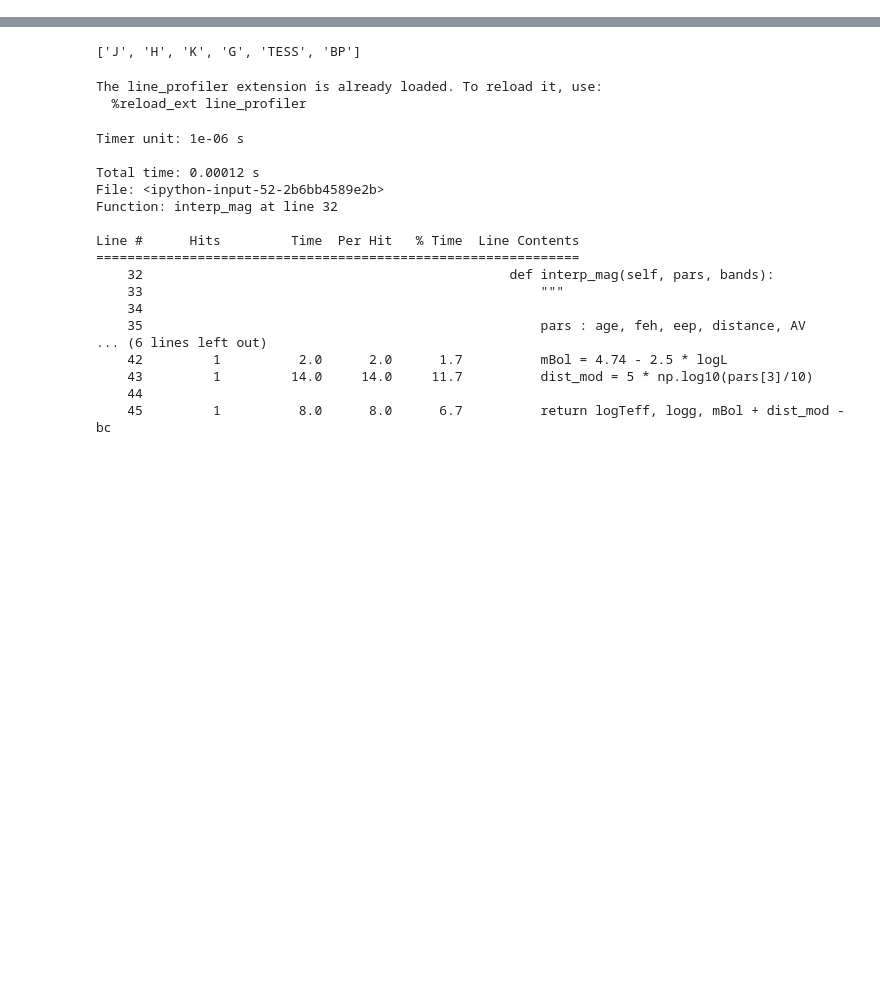
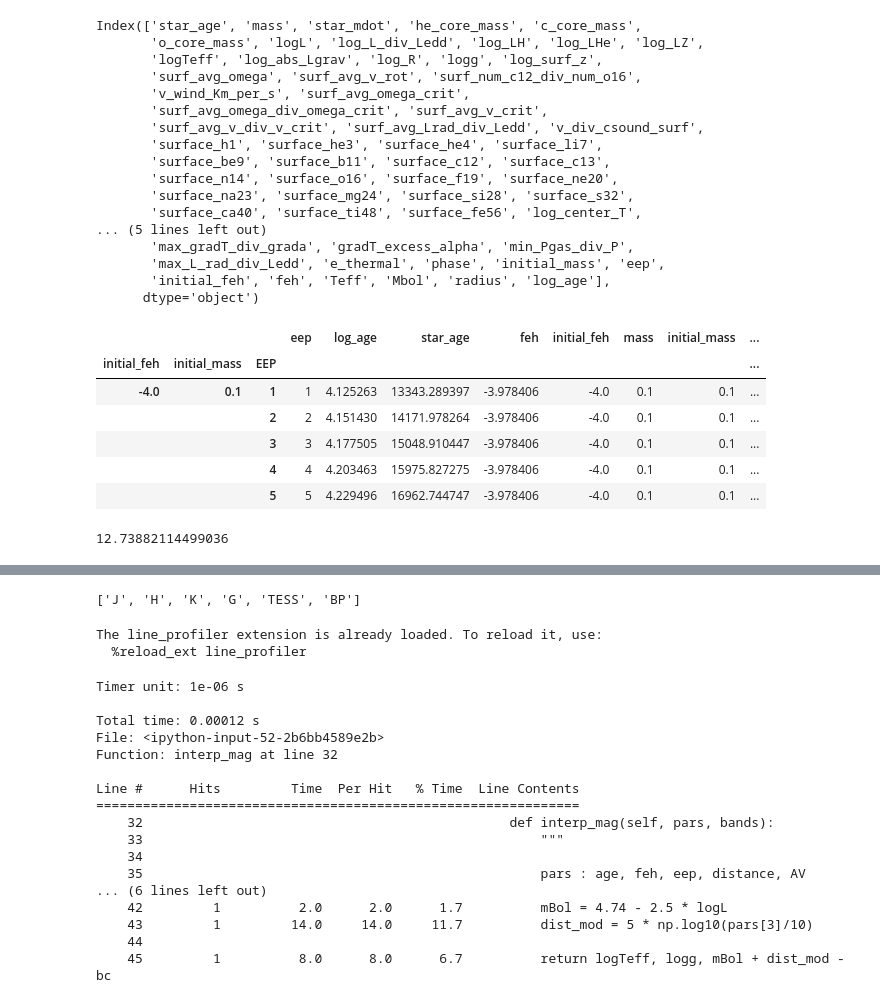
Before and after one commit to timothydmorton/isochrones, a Jupyter notebook: notebooks/BC-explore.ipynb, the cells around one changed output, grey strips where cells are left out. Drawn from its saved outputs; the diff is of its cells as text; code cells hidden in the pictures; blank space fills up the shorter version.

```diff
--- a/notebooks/BC-explore.ipynb
+++ b/notebooks/BC-explore.ipynb
@@ -356,0 +623,2 @@ class ModelGrid(object):
+# %%
+track_grid = MISTEvolutionTrackGrid(vvcrit=0.4)
@@ -356,0 +790,31 @@ class ModelGrid(object):
+# %%
+track_grid.df.head()
+# %% [output]
+Index(['star_age', 'mass', 'star_mdot', 'he_core_mass', 'c_core_mass',
+       'o_core_mass', 'logL', 'log_L_div_Ledd', 'log_LH', 'log_LHe', 'log_LZ',
+       'logTeff', 'log_abs_Lgrav', 'log_R', 'logg', 'log_surf_z',
+       'surf_avg_omega', 'surf_avg_v_rot', 'surf_num_c12_div_num_o16',
+       'v_wind_Km_per_s', 'surf_avg_omega_crit',
+       'surf_avg_omega_div_omega_crit', 'surf_avg_v_crit',
+       'surf_avg_v_div_v_crit', 'surf_avg_Lrad_div_Ledd', 'v_div_csound_surf',
+       'surface_h1', 'surface_he3', 'surface_he4', 'surface_li7',
+       'surface_be9', 'surface_b11', 'surface_c12', 'surface_c13',
+       'surface_n14', 'surface_o16', 'surface_f19', 'surface_ne20',
+       'surface_na23', 'surface_mg24', 'surface_si28', 'surface_s32',
+       'surface_ca40', 'surface_ti48', 'surface_fe56', 'log_center_T',
+... (5 lines left out)
+       'max_gradT_div_grada', 'gradT_excess_alpha', 'min_Pgas_div_P',
+       'max_L_rad_div_Ledd', 'e_thermal', 'phase', 'initial_mass', 'eep',
+       'initial_feh', 'feh', 'Teff', 'Mbol', 'radius', 'log_age'],
+      dtype='object')
+|  |  |  | eep | log_age | star_age | feh | initial_feh | mass | initial_mass | ... |
+| initial_feh | initial_mass | EEP |  |  |  |  |  |  |  | ... |
+| -4.0 | 0.1 | 1 | 1 | 4.125263 | 13343.289397 | -3.978406 | -4.0 | 0.1 | 0.1 | ... |
+|  |  | 2 | 2 | 4.151430 | 14171.978264 | -3.978406 | -4.0 | 0.1 | 0.1 | ... |
+|  |  | 3 | 3 | 4.177505 | 15048.910447 | -3.978406 | -4.0 | 0.1 | 0.1 | ... |
+|  |  | 4 | 4 | 4.203463 | 15975.827275 | -3.978406 | -4.0 | 0.1 | 0.1 | ... |
+|  |  | 5 | 5 | 4.229496 | 16962.744747 | -3.978406 | -4.0 | 0.1 | 0.1 | ... |
+# %%
+track_grid.df.age.max()
+# %% [output]
+12.73882114499036
```
Also changed, not shown: parts of 55 cells of this notebook, 1 other file.
